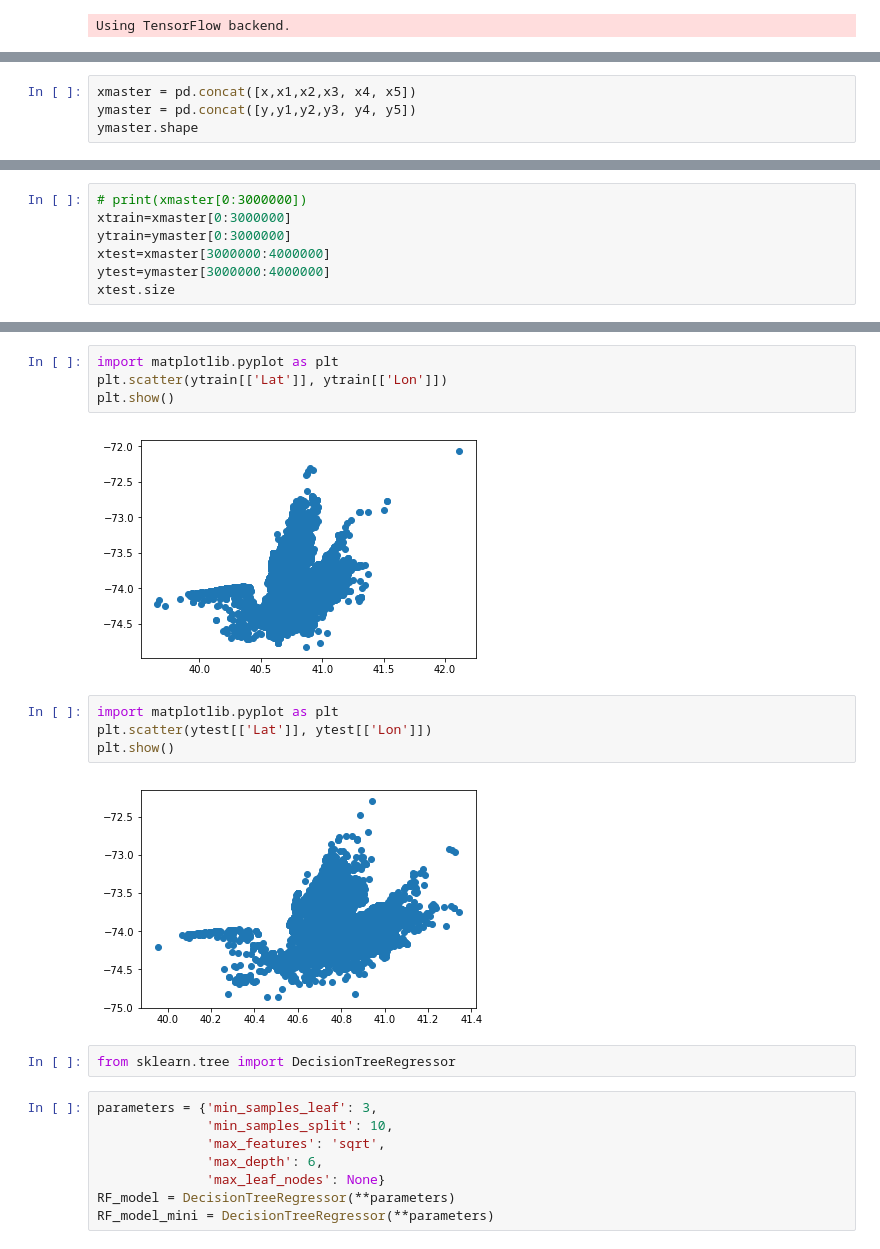
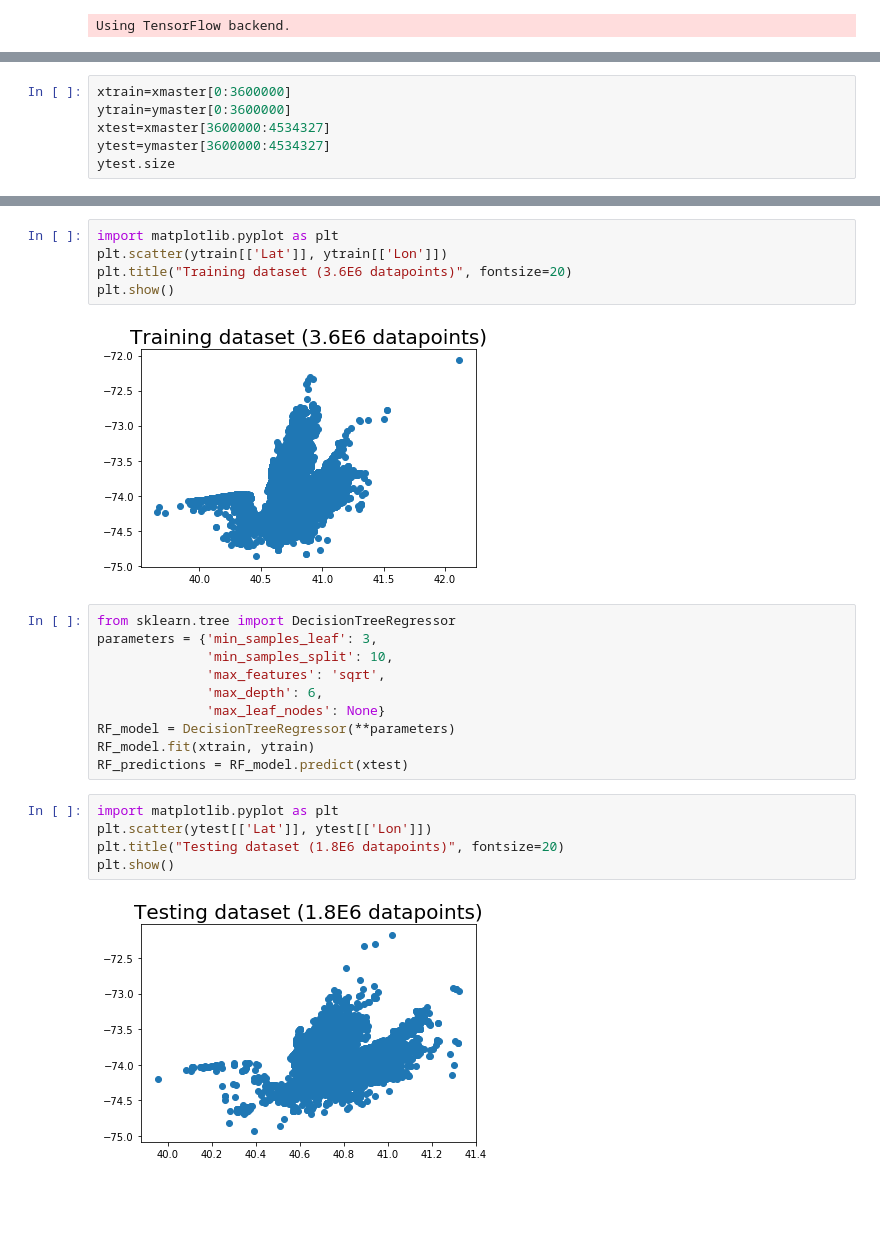
Before and after one commit to alexjwang/RideCast, a Jupyter notebook: Random Forests.ipynb, the cells around one changed output, grey strips where cells are left out. Drawn from its saved outputs; the diff is of its cells as text; blank space fills up the shorter version.

```diff
--- a/Random Forests.ipynb
+++ b/Random Forests.ipynb
@@ -146,4 +54,0 @@ print(y5.size)
-# %%
-xmaster = pd.concat([x,x1,x2,x3, x4, x5])
-ymaster = pd.concat([y,y1,y2,y3, y4, y5])
-ymaster.shape
@@ -152,8 +55,7 @@ ymaster.shape
 # %%
-# print(xmaster[0:3000000])
-xtrain=xmaster[0:3000000]
-ytrain=ymaster[0:3000000]
-xtest=xmaster[3000000:4000000]
-ytest=ymaster[3000000:4000000]
-xtest.size
+xtrain=xmaster[0:3600000]
+ytrain=ymaster[0:3600000]
+xtest=xmaster[3600000:4534327]
+ytest=ymaster[3600000:4534327]
+ytest.size
 # %% [output]
@@ -170,22 +63,24 @@ xtestmini.size
 # %%
 import matplotlib.pyplot as plt
 plt.scatter(ytrain[['Lat']], ytrain[['Lon']])
+plt.title("Training dataset (3.6E6 datapoints)", fontsize=20)
 plt.show()
 # %% [output]
-[figure, old version]
+[figure, new version]
+# %%
+from sklearn.tree import DecisionTreeRegressor
+parameters = {'min_samples_leaf': 3,
+              'min_samples_split': 10,
+              'max_features': 'sqrt',
+              'max_depth': 6,
+              'max_leaf_nodes': None}
+RF_model = DecisionTreeRegressor(**parameters)
+RF_model.fit(xtrain, ytrain)
+RF_predictions = RF_model.predict(xtest)
 # %%
 import matplotlib.pyplot as plt
 plt.scatter(ytest[['Lat']], ytest[['Lon']])
+plt.title("Testing dataset (1.8E6 datapoints)", fontsize=20)
 plt.show()
 # %% [output]
-[figure, old version]
+[figure, new version]
-# %%
-from sklearn.tree import DecisionTreeRegressor
-# %%
-parameters = {'min_samples_leaf': 3,
-              'min_samples_split': 10,
-              'max_features': 'sqrt',
-              'max_depth': 6,
-              'max_leaf_nodes': None}
-RF_model = DecisionTreeRegressor(**parameters)
-RF_model_mini = DecisionTreeRegressor(**parameters)
```
Also changed, not shown: parts of 27 cells of this notebook.
